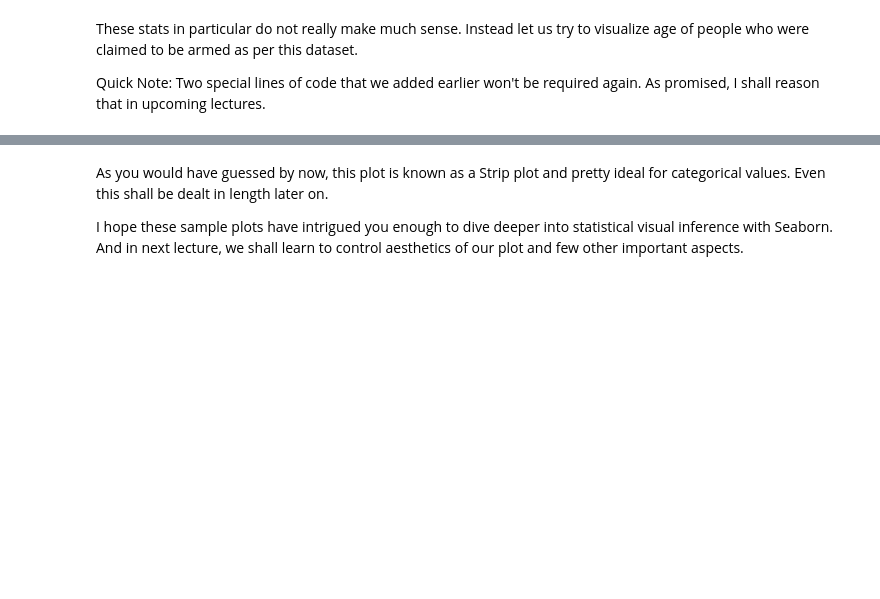
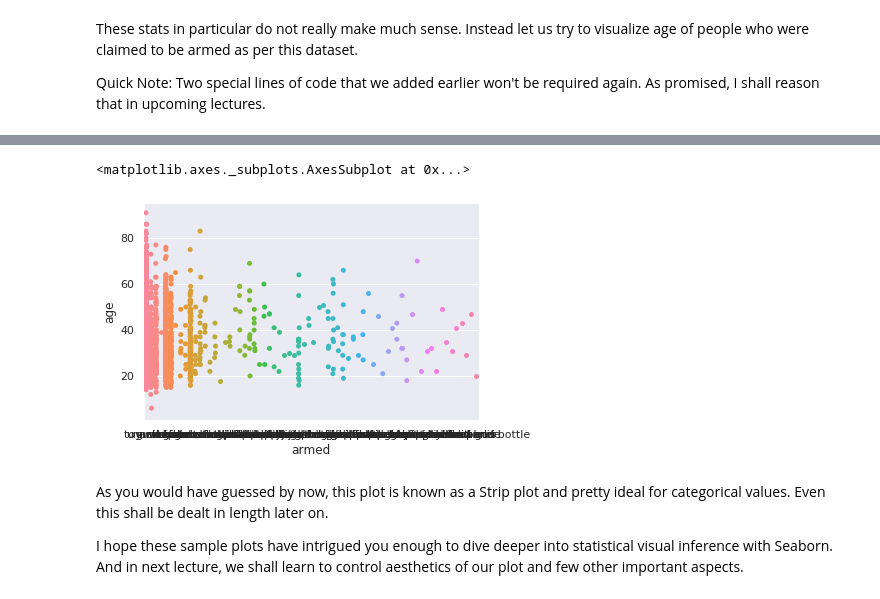
Before and after one commit to 03dipak/Seaborn-Tutorial-master, a Jupyter notebook: practise/Seaborn Part-01 - Loading Dataset.ipynb, the cells around one changed output, grey strips where cells are left out. Drawn from its saved outputs; the diff is of its cells as text; code cells hidden in the pictures; blank space fills up the shorter version.

```diff
--- a/practise/Seaborn Part-01 - Loading Dataset.ipynb
+++ b/practise/Seaborn Part-01 - Loading Dataset.ipynb
@@ -59,3 +102,7 @@ Iris dataset actually has 50 samples from each of three species of Iris flower (
 This beautiful representation of data we see above is known as a `Swarm Plot` with minimal parameters. I shall be covering this in detail later on but for now I just wanted you to have a feel of serenity we're getting into.
 
 Let us now try to load a random dataset and the one I've picked for this illustration is [PoliceKillingsUS](https://github.com/washingtonpost/data-police-shootings) dataset. This dataset has been prepared by The Washington Post (they keep updating it on runtime) with every fatal shooting in the United States by a police officer in the line of duty since Jan. 1, 2015.
+# %%
+df = pd.read_csv("https://raw.githubusercontent.com/03dipak/Seaborn-Tutorial-master/master/practise/Datasets/PoliceKillingsUS.csv",sep=','
+      ,encoding = 'unicode_escape')
+df.head(10)
@@ -117,3 +173,8 @@ Quick Note: Two special lines of code that we added earlier won't be required ag
+# %%
+sns.stripplot(x="armed", y="age", data=df)
+# %% [output]
+<matplotlib.axes._subplots.AxesSubplot at 0x...>
+[figure, added]
 # %% [markdown]
 As you would have guessed by now, this plot is known as a Strip plot and pretty ideal for categorical values. Even this shall be dealt in length later on.
 
```
Also changed, not shown: parts of 14 cells of this notebook.
